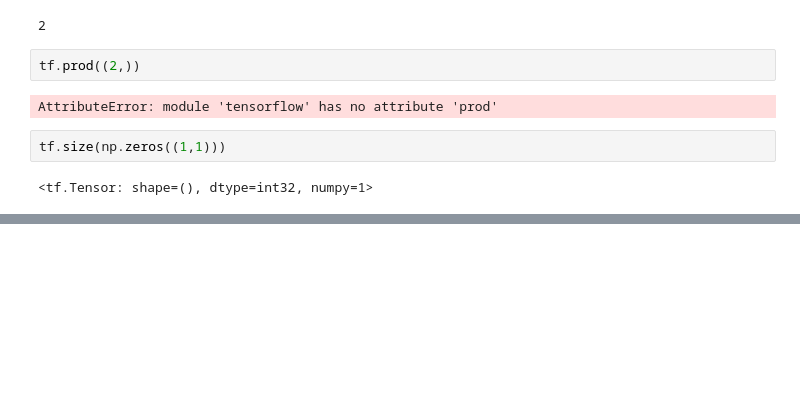
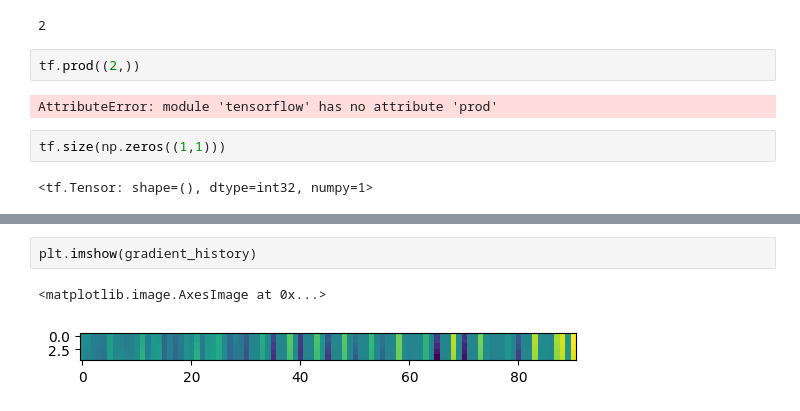
Before and after one commit to malcolmlett/training-instrumentation-toolkit, a Jupyter notebook: Learning_visualisations_v4.ipynb, the cells around one changed output, grey strips where cells are left out. Cells and saved outputs as stored; diff of their text form; blank space fills up the shorter version.

```diff
--- a/Learning_visualisations_v4.ipynb
+++ b/Learning_visualisations_v4.ipynb
@@ -424,3 +446,8 @@ history = model.fit(train_X, train_Y, epochs=4, batch_size=train_X.shape[0])
+# %%
+plt.imshow(gradient_history)
+# %% [output]
+<matplotlib.image.AxesImage at 0x...>
+[figure, added]
 # %%
 start = tf.timestamp()
 model = binary_classification_model('he_normal')
```
Also changed, not shown: parts of 5 cells of this notebook.
